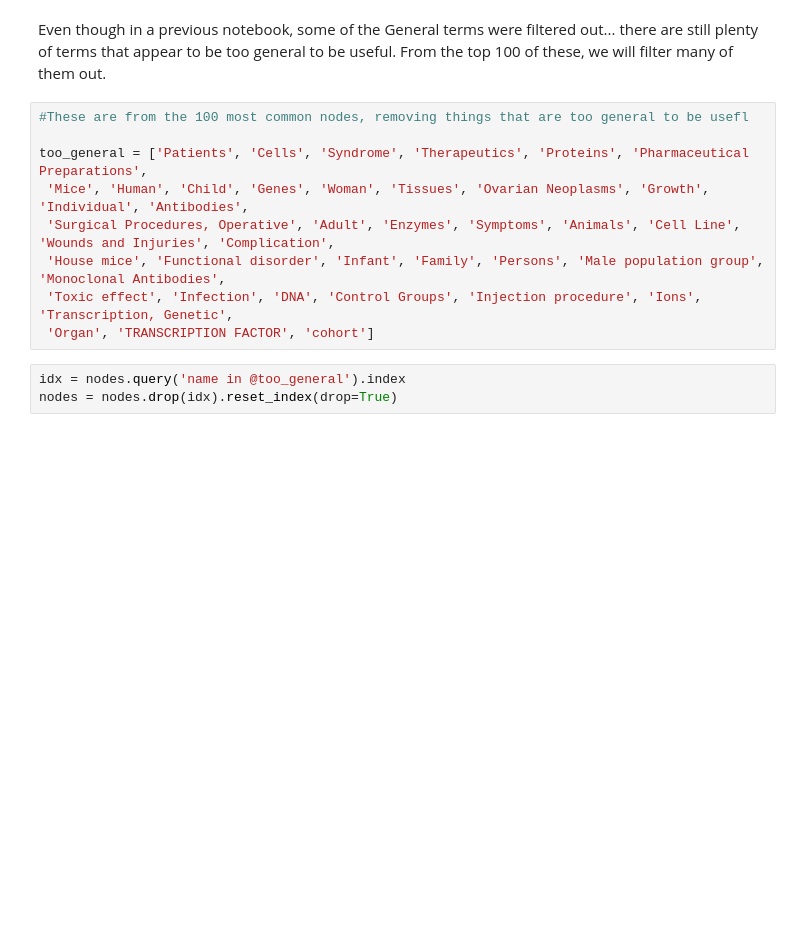
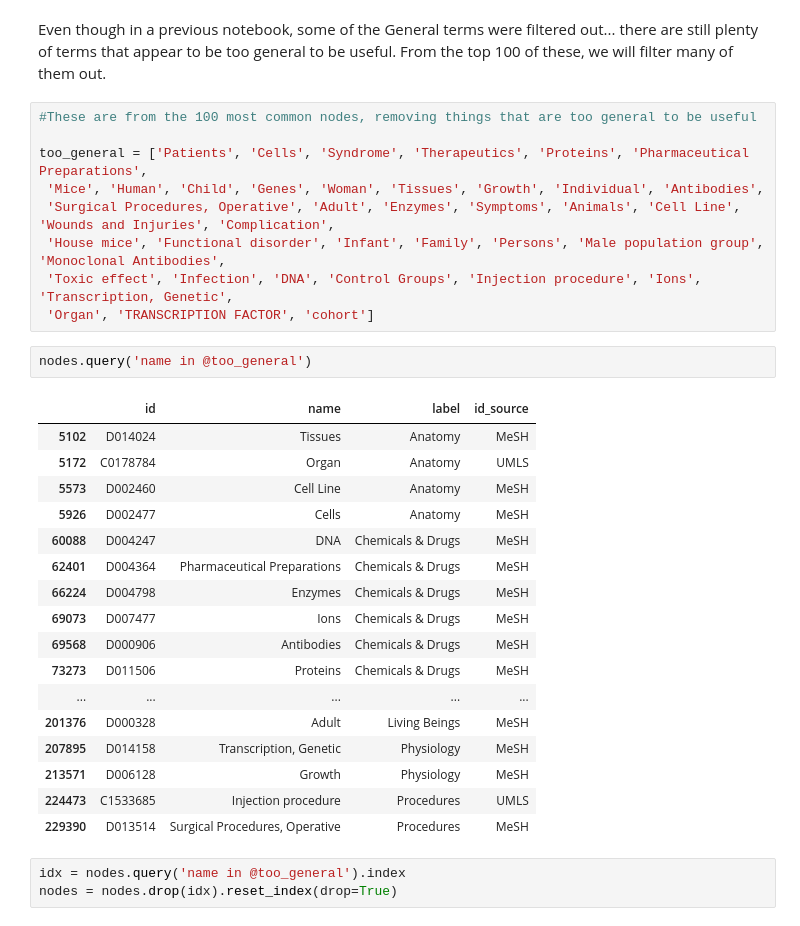
Before and after one commit to mmayers12/semmed, a Jupyter notebook: build/04-filter_low_abundance_edges.ipynb, the cells around one changed output. Saved outputs shown, nothing was run; the diff lists cells and outputs as text; blank space fills up the shorter version.

```diff
--- a/build/04-filter_low_abundance_edges.ipynb
+++ b/build/04-filter_low_abundance_edges.ipynb
@@ -225,14 +204,34 @@ dtype: int64
 # %% [markdown]
 Even though in a previous notebook, some of the General terms were filtered out... there are still plenty of terms that appear to be too general to be useful.  From the top 100 of these, we will filter many of them out.
 # %%
-#These are from the 100 most common nodes, removing things that are too general to be usefl
+#These are from the 100 most common nodes, removing things that are too general to be useful
 
 too_general = ['Patients', 'Cells', 'Syndrome', 'Therapeutics', 'Proteins', 'Pharmaceutical Preparations',
- 'Mice', 'Human', 'Child', 'Genes', 'Woman', 'Tissues', 'Ovarian Neoplasms', 'Growth', 'Individual', 'Antibodies',
+ 'Mice', 'Human', 'Child', 'Genes', 'Woman', 'Tissues', 'Growth', 'Individual', 'Antibodies',
  'Surgical Procedures, Operative', 'Adult', 'Enzymes', 'Symptoms', 'Animals', 'Cell Line', 'Wounds and Injuries', 'Complication',
  'House mice', 'Functional disorder', 'Infant', 'Family', 'Persons', 'Male population group', 'Monoclonal Antibodies',
  'Toxic effect', 'Infection', 'DNA', 'Control Groups', 'Injection procedure', 'Ions', 'Transcription, Genetic',
  'Organ', 'TRANSCRIPTION FACTOR', 'cohort']
+# %%
+nodes.query('name in @too_general')
+# %% [output]
+|  | id | name | label | id_source |
+| 5102 | D014024 | Tissues | Anatomy | MeSH |
+| 5172 | C0178784 | Organ | Anatomy | UMLS |
+| 5573 | D002460 | Cell Line | Anatomy | MeSH |
+| 5926 | D002477 | Cells | Anatomy | MeSH |
+| 60088 | D004247 | DNA | Chemicals & Drugs | MeSH |
+| 62401 | D004364 | Pharmaceutical Preparations | Chemicals & Drugs | MeSH |
+| 66224 | D004798 | Enzymes | Chemicals & Drugs | MeSH |
+| 69073 | D007477 | Ions | Chemicals & Drugs | MeSH |
+| 69568 | D000906 | Antibodies | Chemicals & Drugs | MeSH |
+| 73273 | D011506 | Proteins | Chemicals & Drugs | MeSH |
+| ... | ... | ... | ... | ... |
+| 201376 | D000328 | Adult | Living Beings | MeSH |
+| 207895 | D014158 | Transcription, Genetic | Physiology | MeSH |
+| 213571 | D006128 | Growth | Physiology | MeSH |
+| 224473 | C1533685 | Injection procedure | Procedures | UMLS |
+| 229390 | D013514 | Surgical Procedures, Operative | Procedures | MeSH |
 # %%
 idx = nodes.query('name in @too_general').index
 nodes = nodes.drop(idx).reset_index(drop=True)
```
Also changed, not shown: parts of 10 cells of this notebook, 4 other files.
